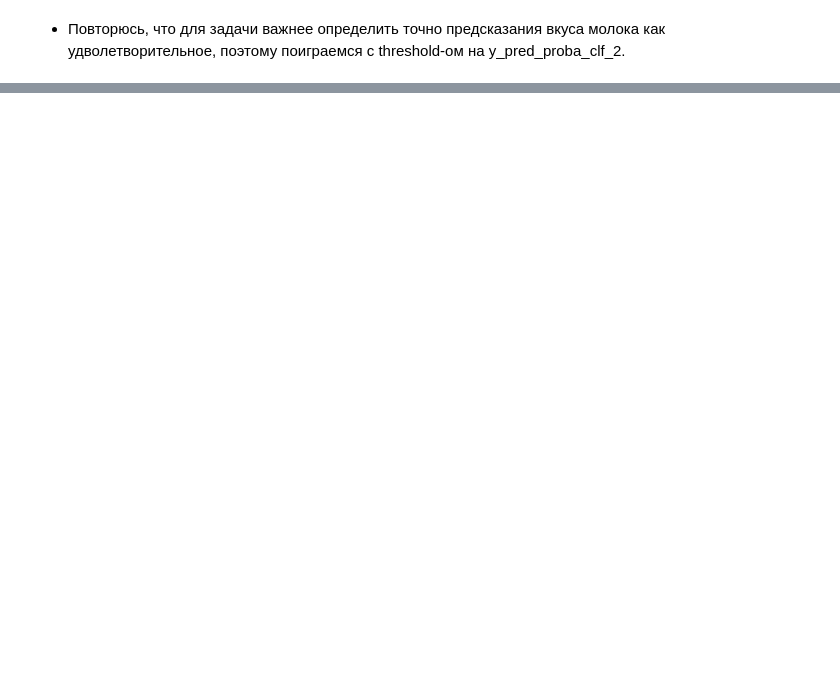
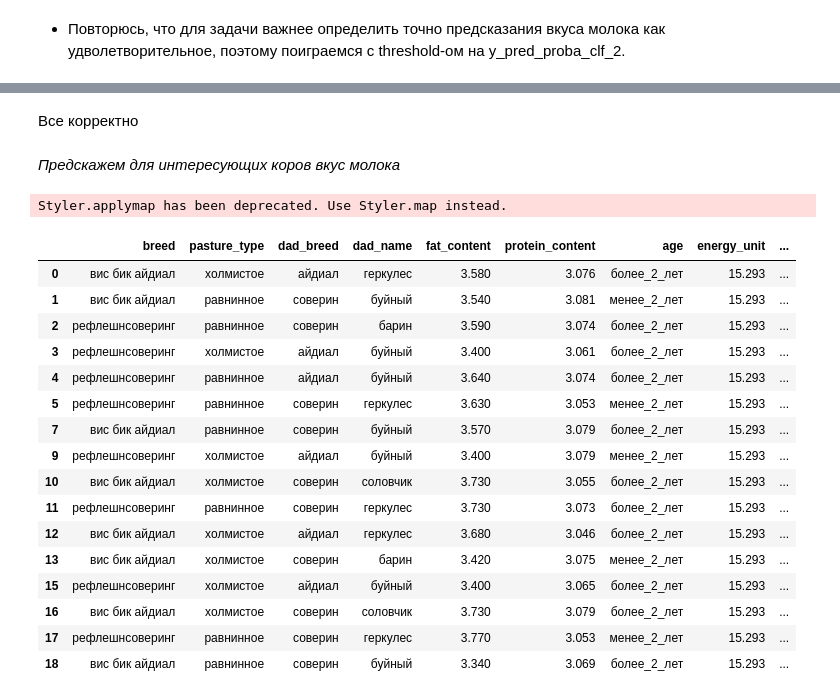
Before and after one commit to GrishaTS/Ya-Practicum-DS, a Jupyter notebook: 5. Линейные модели в машинном обучении/linear_models.ipynb, the cells around one changed output, grey strips where cells are left out. Drawn from its saved outputs; the diff is of its cells as text; code cells hidden in the pictures; blank space fills up the shorter version.

```diff
--- a/5. Линейные модели в машинном обучении/linear_models.ipynb
+++ b/5. Линейные модели в машинном обучении/linear_models.ipynb
@@ -1704,0 +1797,33 @@ ConfusionMatrixDisplay(
+# %% [markdown]
+Все корректно
+# %% [markdown]
+*Предскажем для интересующих коров вкус молока*
+# %%
+interested_cows['milk_taste'] = pd.Categorical.from_codes(
+    th_valid(pipeline_clf_v2.predict_proba(interested_cows)[:, 1]),
+    categories=['не вкусно', 'вкусно'], ordered=True
+)
+interested_cows.style.background_gradient(
+    'Oranges', subset=['milk_yield']
+).applymap(
+    lambda _: 'background-color: red', subset=['milk_taste']
+).format(precision=3)
+# %% [output]
+Styler.applymap has been deprecated. Use Styler.map instead.
+|  | breed | pasture_type | dad_breed | dad_name | fat_content | protein_content | age | energy_unit | ... |
+| 0 | вис бик айдиал | холмистое | айдиал | геркулес | 3.580 | 3.076 | более_2_лет | 15.293 | ... |
+| 1 | вис бик айдиал | равнинное | соверин | буйный | 3.540 | 3.081 | менее_2_лет | 15.293 | ... |
+| 2 | рефлешнсоверинг | равнинное | соверин | барин | 3.590 | 3.074 | более_2_лет | 15.293 | ... |
+| 3 | рефлешнсоверинг | холмистое | айдиал | буйный | 3.400 | 3.061 | более_2_лет | 15.293 | ... |
+| 4 | рефлешнсоверинг | равнинное | айдиал | буйный | 3.640 | 3.074 | более_2_лет | 15.293 | ... |
+| 5 | рефлешнсоверинг | равнинное | соверин | геркулес | 3.630 | 3.053 | менее_2_лет | 15.293 | ... |
+| 7 | вис бик айдиал | равнинное | соверин | буйный | 3.570 | 3.079 | более_2_лет | 15.293 | ... |
+| 9 | рефлешнсоверинг | холмистое | айдиал | буйный | 3.400 | 3.079 | менее_2_лет | 15.293 | ... |
+| 10 | вис бик айдиал | холмистое | соверин | соловчик | 3.730 | 3.055 | более_2_лет | 15.293 | ... |
+| 11 | рефлешнсоверинг | равнинное | соверин | геркулес | 3.730 | 3.073 | более_2_лет | 15.293 | ... |
+| 12 | вис бик айдиал | холмистое | айдиал | геркулес | 3.680 | 3.046 | более_2_лет | 15.293 | ... |
+| 13 | вис бик айдиал | холмистое | соверин | барин | 3.420 | 3.075 | менее_2_лет | 15.293 | ... |
+| 15 | рефлешнсоверинг | холмистое | айдиал | буйный | 3.400 | 3.065 | более_2_лет | 15.293 | ... |
+| 16 | вис бик айдиал | холмистое | соверин | соловчик | 3.730 | 3.079 | более_2_лет | 15.293 | ... |
+| 17 | рефлешнсоверинг | равнинное | соверин | геркулес | 3.770 | 3.053 | менее_2_лет | 15.293 | ... |
+| 18 | вис бик айдиал | равнинное | соверин | буйный | 3.340 | 3.069 | более_2_лет | 15.293 | ... |
```
Also changed, not shown: parts of 88 cells of this notebook, 1 other file.
